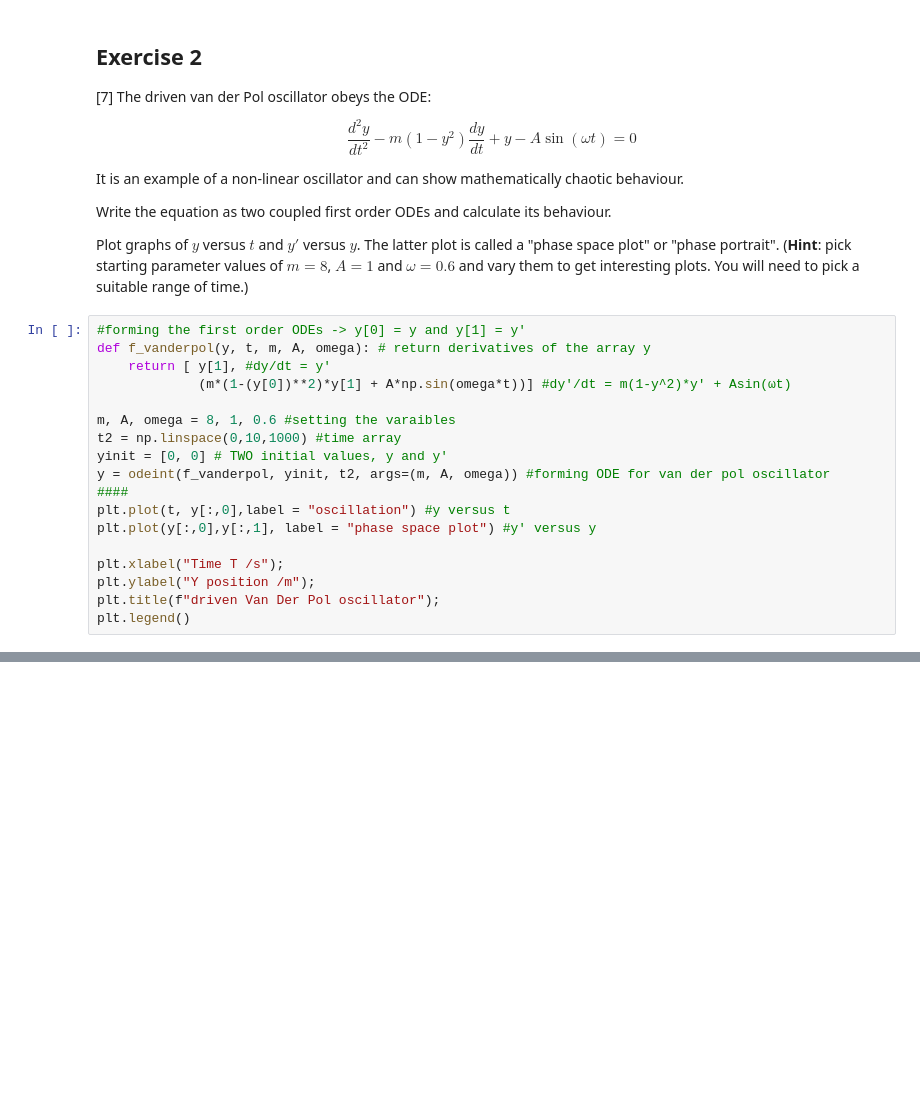
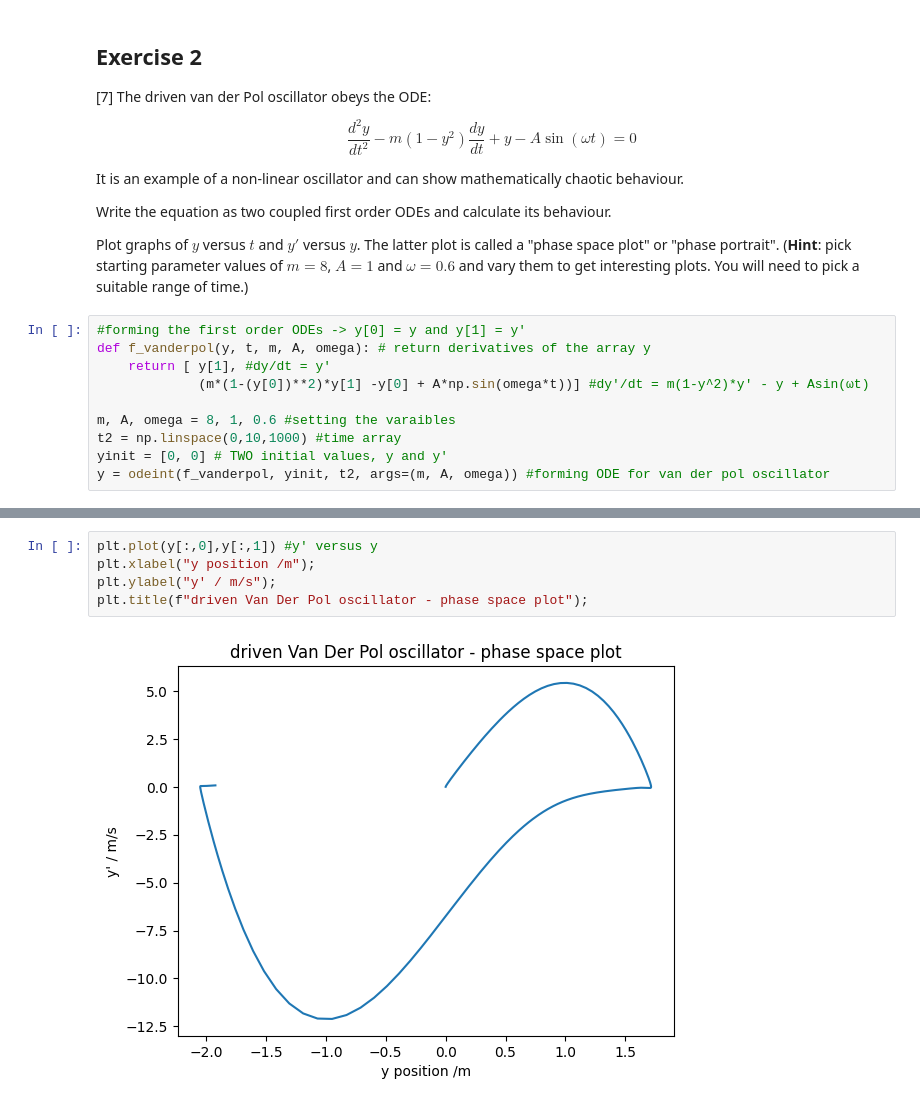
Before and after one commit to PX2145-2025/week-8-b-ethan-lovell55, a Jupyter notebook: ODEs.ipynb, the cells around one changed output, grey strips where cells are left out. Saved outputs shown, nothing was run; the diff lists cells and outputs as text; blank space fills up the shorter version.

```diff
--- a/ODEs.ipynb
+++ b/ODEs.ipynb
@@ -360,17 +357,9 @@ Plot graphs of $y$ versus $t$ and $y'$ versus $y$. The latter plot is called a "
 #forming the first order ODEs -> y[0] = y and y[1] = y'
 def f_vanderpol(y, t, m, A, omega): # return derivatives of the array y
     return [ y[1], #dy/dt = y'
-             (m*(1-(y[0])**2)*y[1] + A*np.sin(omega*t))] #dy'/dt = m(1-y^2)*y' + Asin(ωt)
+             (m*(1-(y[0])**2)*y[1] -y[0] + A*np.sin(omega*t))] #dy'/dt = m(1-y^2)*y' - y + Asin(ωt)
 
 m, A, omega = 8, 1, 0.6 #setting the varaibles
 t2 = np.linspace(0,10,1000) #time array
 yinit = [0, 0] # TWO initial values, y and y'
 y = odeint(f_vanderpol, yinit, t2, args=(m, A, omega)) #forming ODE for van der pol oscillator
-####
-plt.plot(t, y[:,0],label = "oscillation") #y versus t
-plt.plot(y[:,0],y[:,1], label = "phase space plot") #y' versus y
-
-plt.xlabel("Time T /s");
-plt.ylabel("Y position /m");
-plt.title(f"driven Van Der Pol oscillator");
-plt.legend()
@@ -379,0 +374,7 @@ plt.legend()
+# %%
+plt.plot(y[:,0],y[:,1]) #y' versus y
+plt.xlabel("y position /m");
+plt.ylabel("y' / m/s");
+plt.title(f"driven Van Der Pol oscillator - phase space plot");
+# %% [output]
+[figure, added]
```
Also changed, not shown: parts of 6 cells of this notebook.
